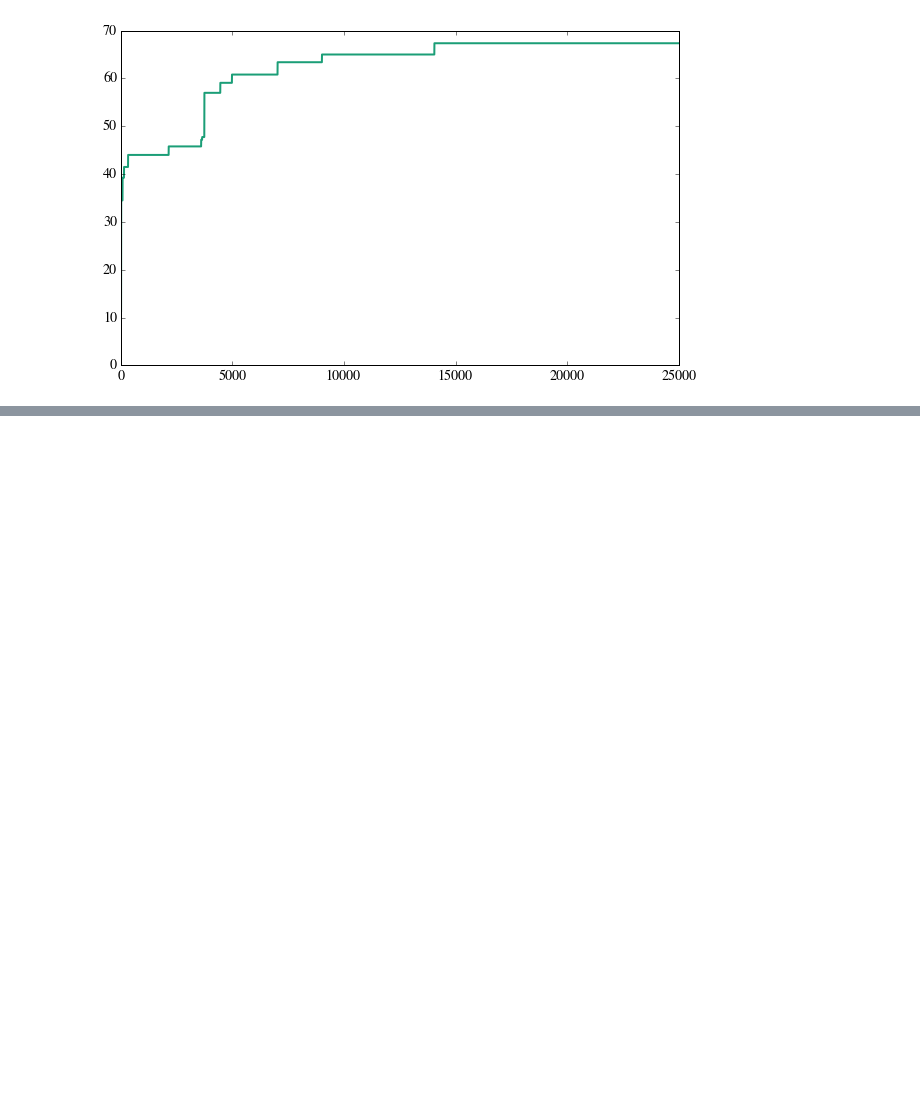
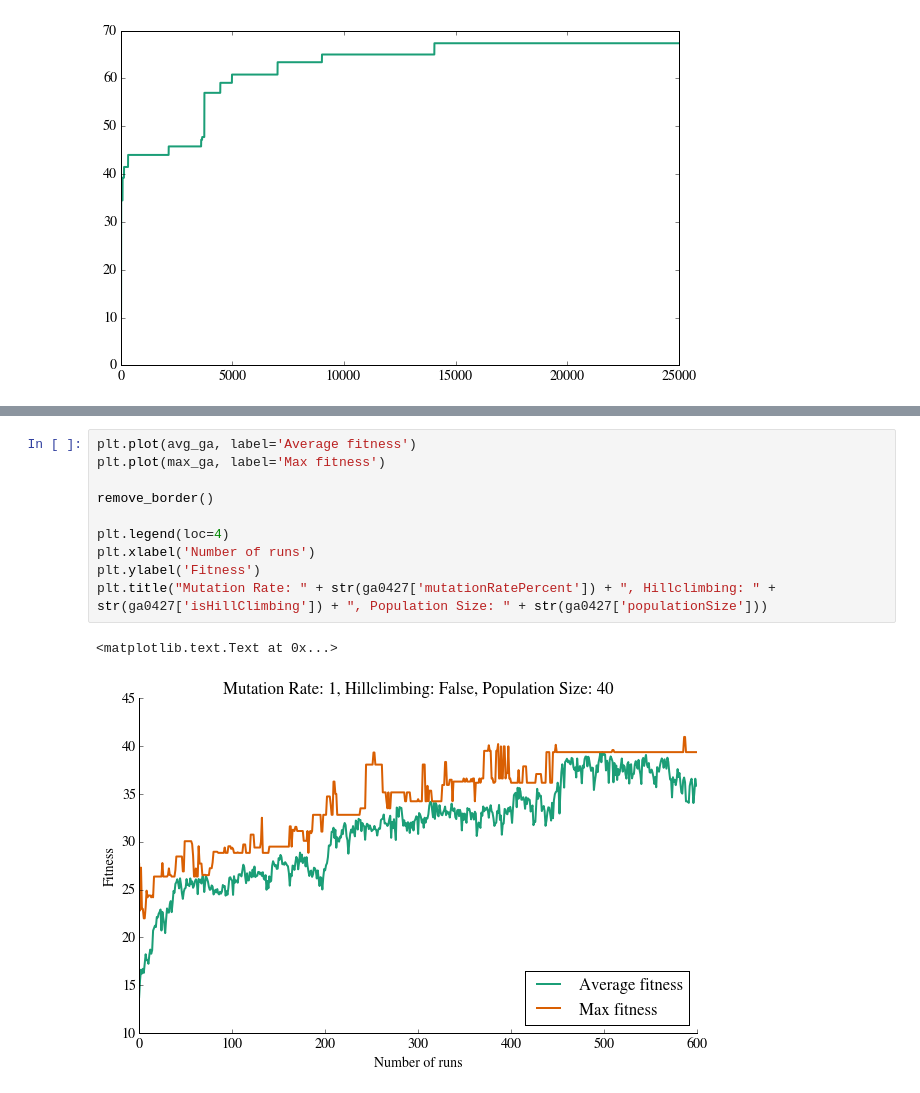
Before and after one commit to amandaghassaei/LinkageOptimization, a Jupyter notebook: graphing/graphing_fitness.ipynb, the cells around one changed output, grey strips where cells are left out. Drawn from its saved outputs; the diff is of its cells as text; blank space fills up the shorter version.

```diff
--- a/graphing/graphing_fitness.ipynb
+++ b/graphing/graphing_fitness.ipynb
@@ -155,0 +176,13 @@ plt.plot(maxf)
+# %%
+plt.plot(avg_ga, label='Average fitness')
+plt.plot(max_ga, label='Max fitness')
+
+remove_border()
+
+plt.legend(loc=4)
+plt.xlabel('Number of runs')
+plt.ylabel('Fitness')
+plt.title("Mutation Rate: " + str(ga0427['mutationRatePercent']) + ", Hillclimbing: " + str(ga0427['isHillClimbing']) + ", Population Size: " + str(ga0427['populationSize']))
+# %% [output]
+<matplotlib.text.Text at 0x...>
+[figure, added]
```
Also changed, not shown: parts of 4 cells of this notebook, 2 other files.
